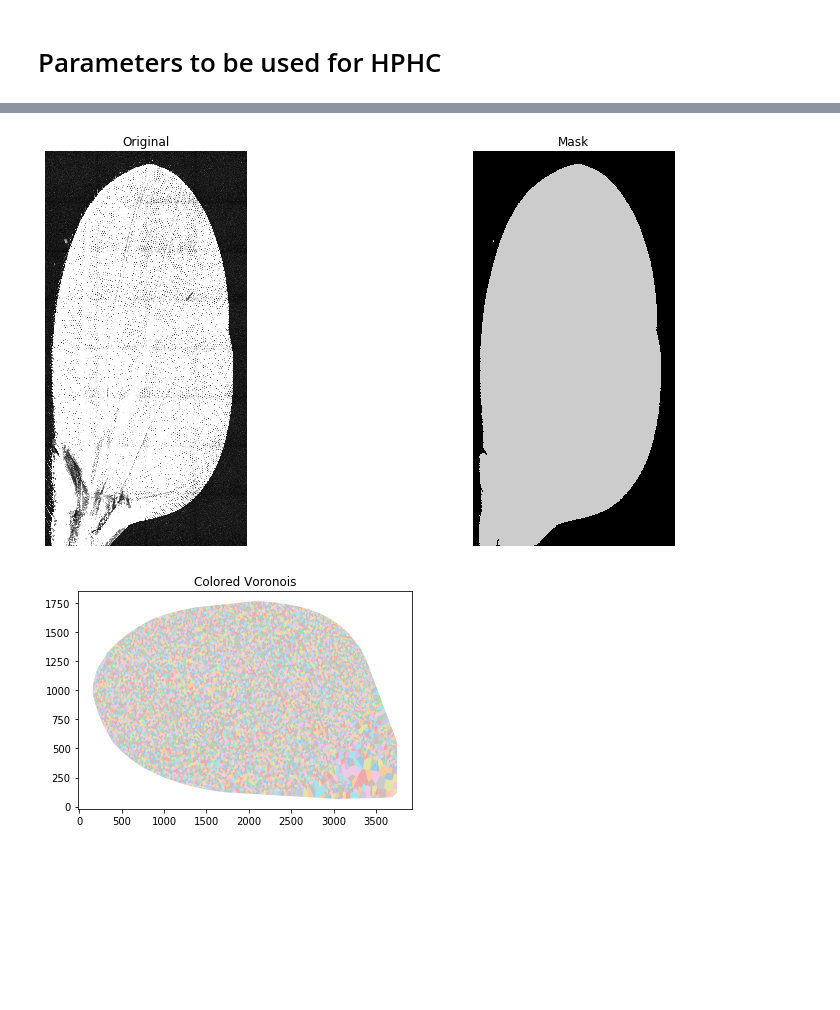
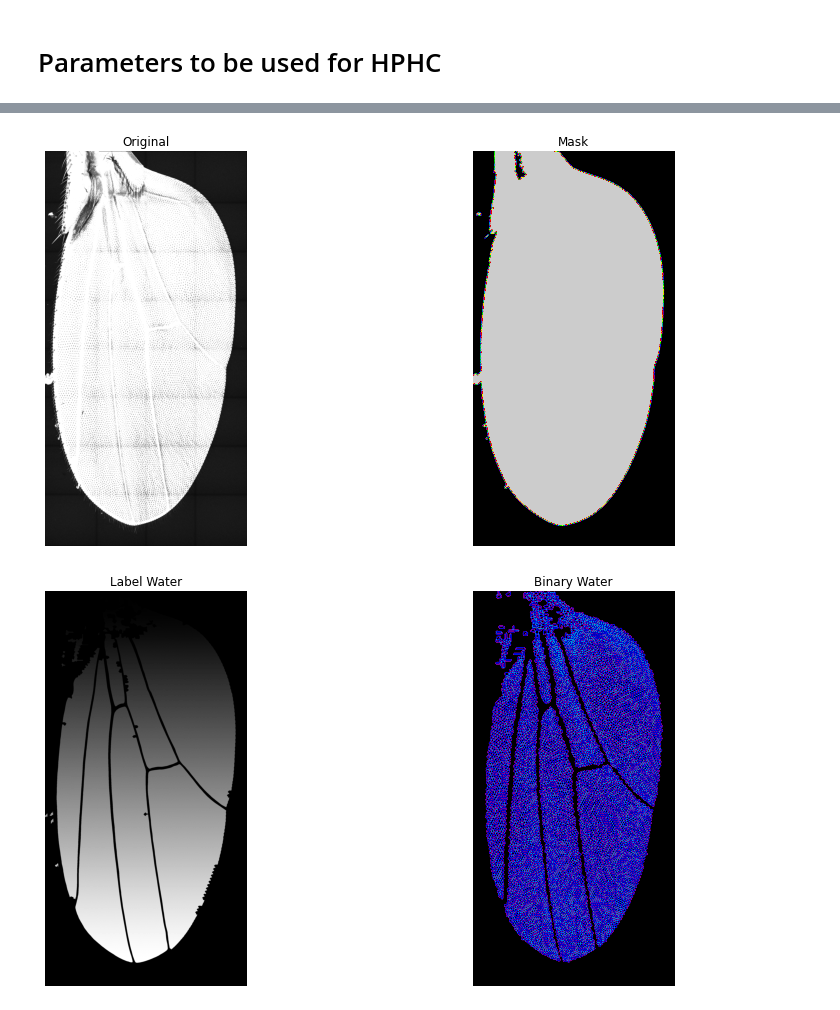
Before and after one commit to Kapoorlabs-paris/hphc, a Jupyter notebook: examples/ColabBWHairVeinSegmentation.ipynb, the cells around one changed output, grey strips where cells are left out. Drawn from its saved outputs; the diff is of its cells as text; code cells hidden in the pictures; blank space fills up the shorter version.

```diff
--- a/examples/ColabBWHairVeinSegmentation.ipynb
+++ b/examples/ColabBWHairVeinSegmentation.ipynb
@@ -52,13 +62,19 @@ Loading network weights from 'weights_best.h5'.
 # %%
 axis = 'YX'
 #minimum size of the wing, exclude small segmentation mistakes below these pixels
-min_size = 1
+
 #Display image every nth time n being
 show_after = 1
 n_tiles = (1,1)
+DoVoronoi = False
+DoWatershed = True
+Relabel = False
+scales = 200
+min_size = 10
+maxsize = 700
 # %%
 Raw_path = os.path.join(Masterdir, '*tif')
 filesRaw = glob.glob(Raw_path)
 
-ProjUNETPrediction(filesRaw, modelVein, modelHair, SavedirMax, SavedirAvg,SavedirVein, SavedirHair, n_tiles, axis,min_size = min_size,show_after = show_after)
+ProjUNETPrediction(filesRaw, modelVein, modelHair, SavedirMax, SavedirAvg,SavedirVein, SavedirHair, n_tiles, axis,min_size = min_size,show_after = show_after, DoVoronoi = DoVoronoi, DoWatershed = DoWatershed, Relabel = Relabel, scales = scales, maxsize = maxsize)
 # %% [output]
@@ -71,2 +82,2 @@ ProjUNETPrediction(filesRaw, modelVein, modelHair, SavedirMax, SavedirAvg,Savedi
-[figure, old version]
+[figure, new version]
-[figure, old version]
+[figure, new version]
```
Also changed, not shown: parts of 5 cells of this notebook, 1 other file.
